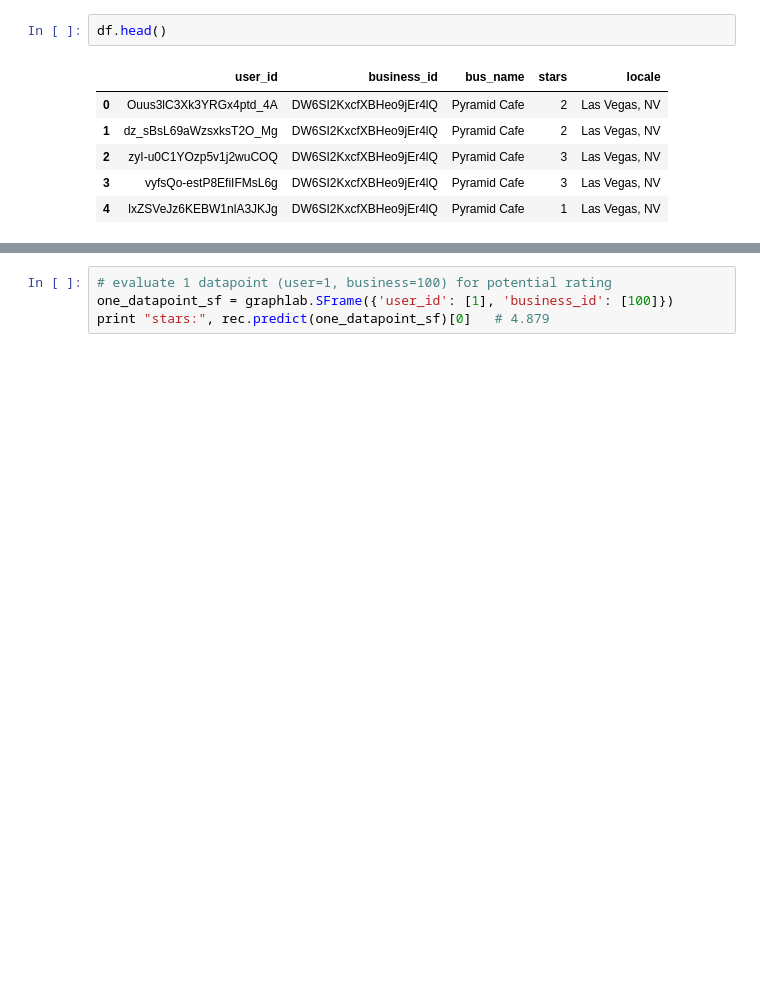
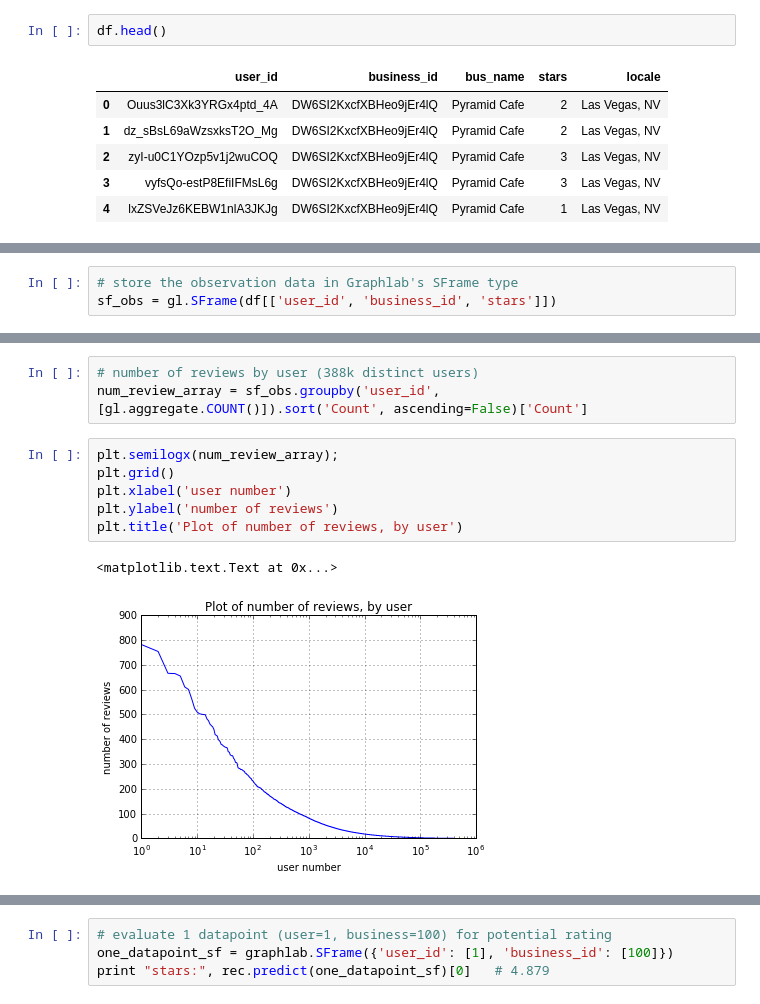
Before and after one commit to AeroGeekDean/traveler_eats_recommender, a Jupyter notebook: graphlab_scratchpad.ipynb, the cells around one changed output, grey strips where cells are left out. Cells and saved outputs as stored; diff of their text form; blank space fills up the shorter version.

```diff
--- a/graphlab_scratchpad.ipynb
+++ b/graphlab_scratchpad.ipynb
@@ -144,0 +28,3 @@ rec = graphlab.recommender.create(
+# %%
+# store the observation data in Graphlab's SFrame type
+sf_obs = gl.SFrame(df[['user_id', 'business_id', 'stars']])
@@ -144,0 +46,12 @@ rec = graphlab.recommender.create(
+# %%
+# number of reviews by user (388k distinct users)
+num_review_array = sf_obs.groupby('user_id', [gl.aggregate.COUNT()]).sort('Count', ascending=False)['Count']
+# %%
+plt.semilogx(num_review_array);
+plt.grid()
+plt.xlabel('user number')
+plt.ylabel('number of reviews')
+plt.title('Plot of number of reviews, by user')
+# %% [output]
+<matplotlib.text.Text at 0x...>
+[figure, added]
```
Also changed, not shown: parts of 69 cells of this notebook, 1 other file.
